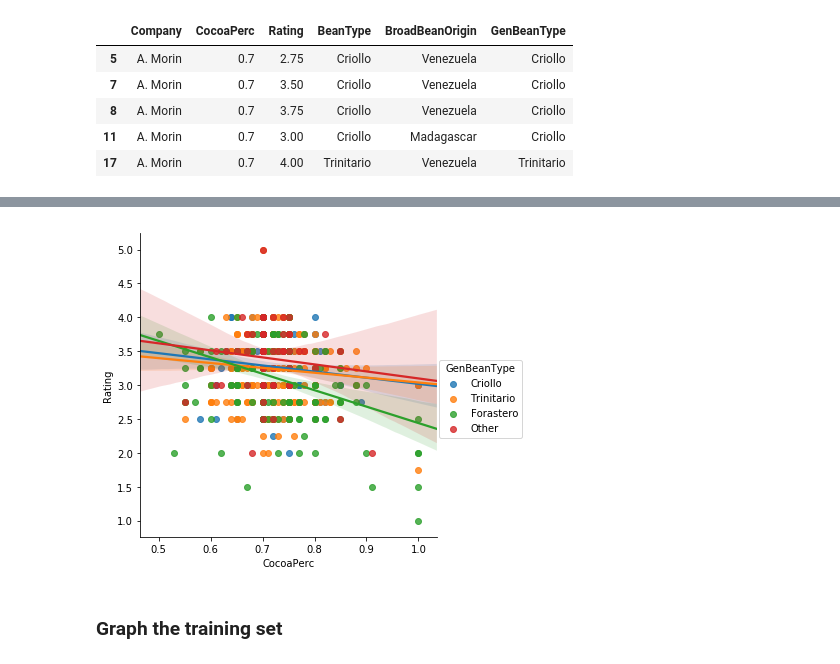
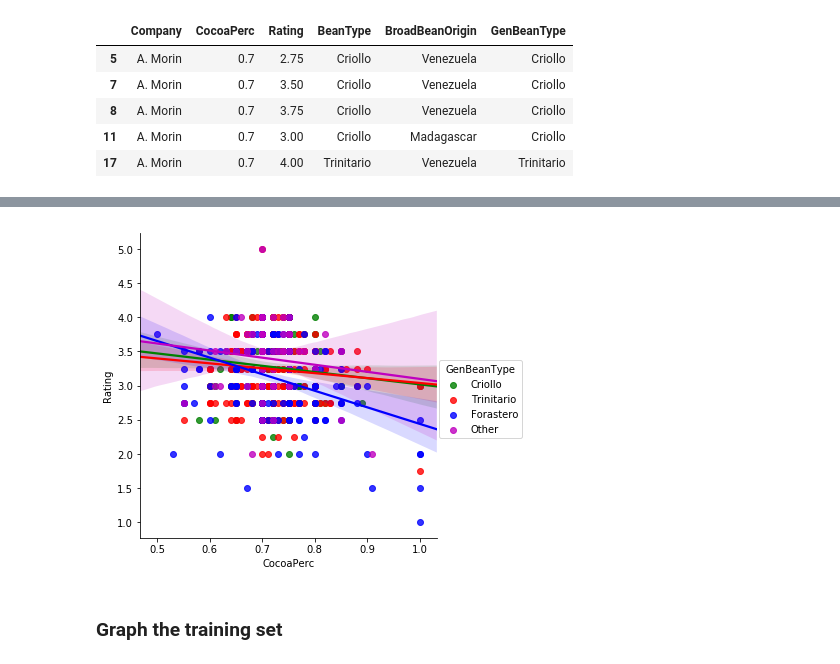
Before and after one commit to MissManaphy/HW3-Final-Project, a Jupyter notebook: FinalProjectCacao.ipynb, the cells around one changed output, grey strips where cells are left out. Saved outputs shown, nothing was run; the diff lists cells and outputs as text; code cells hidden in the pictures.

```diff
--- a/FinalProjectCacao.ipynb
+++ b/FinalProjectCacao.ipynb
@@ -456,7 +439,7 @@ Text(0,0.5,'Mean Error')
 # %%
-scatter = sns.lmplot(x = 'CocoaPerc', y = 'Rating', data = cacao2, hue = 'GenBeanType')
+scatter = sns.lmplot(x = 'CocoaPerc', y = 'Rating', data = cacao2, hue = 'GenBeanType', palette=dict(Criollo="g", Forastero ="b", Trinitario="r", Other="m"))
 # %% [output]
-[figure, old version]
+[figure, new version]
 # %% [markdown]
 ### Graph the training set
 # %%
```
Also changed, not shown: parts of 14 cells of this notebook.
